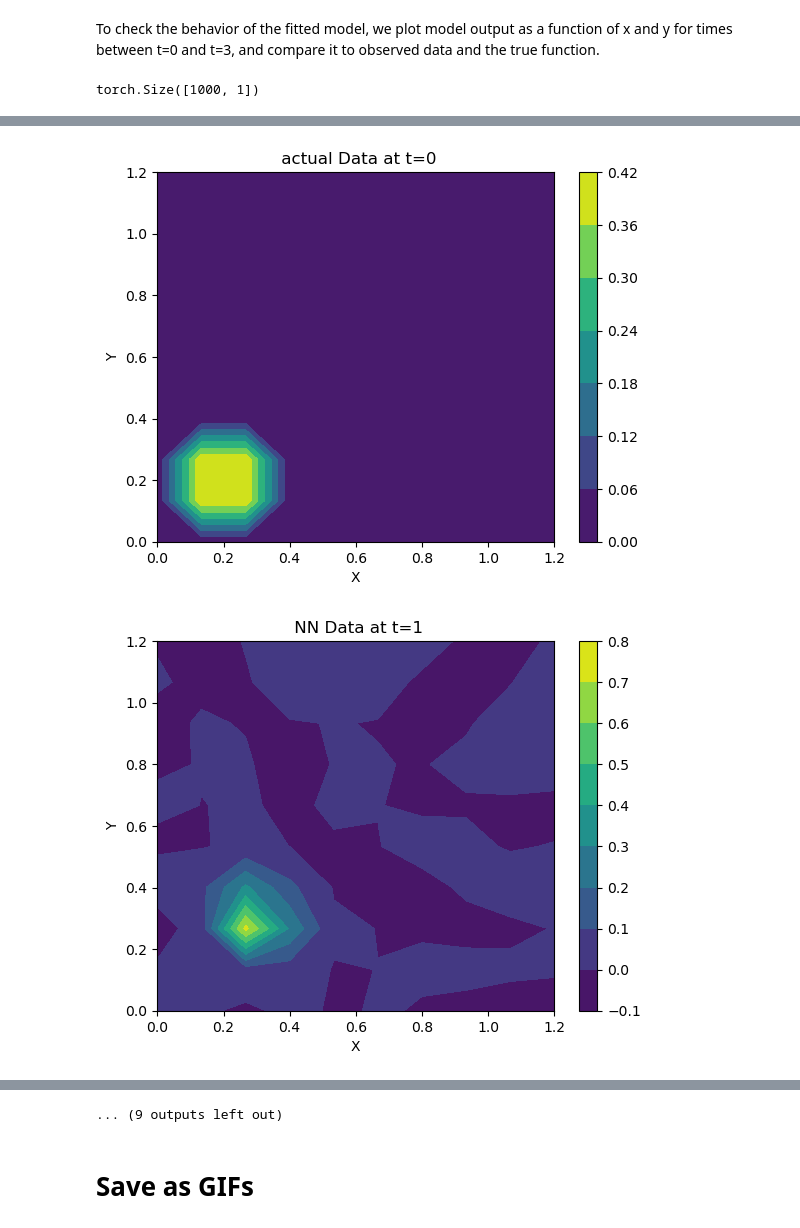
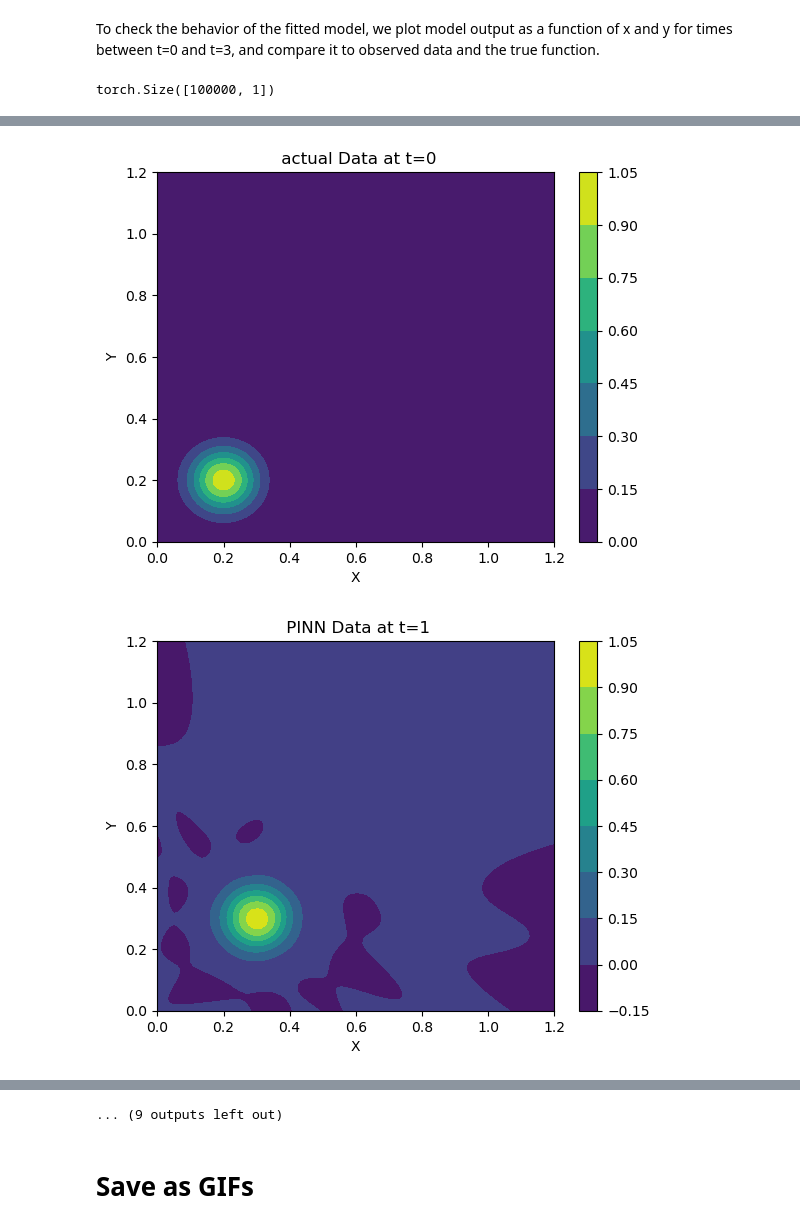
Before and after one commit to Tsomoriri/PhysNet-RadarNowcast, a Jupyter notebook: 2d-advection.ipynb, the cells around one changed output, grey strips where cells are left out. Drawn from its saved outputs; the diff is of its cells as text; code cells hidden in the pictures.

Commit message:
higher res images

```diff
--- a/2d-advection.ipynb
+++ b/2d-advection.ipynb
@@ -49,7 +49,7 @@ def u_2d_true(x, y, t):
 # %% [markdown]
 # Observational input Data
 # %%
-nx,ny,nt = 10,10,2
+nx,ny,nt = 100,100,2
 # %%
 xr = np.linspace(0,1,nx)
 yr = np.linspace(0,1,ny)
@@ -212,7 +212,7 @@ for _ in ['nn_plot', 'true_plot']:
 We generate a random selection of points over that (x,y)-t domain $(0,1) \times (0,5)$ at which the physical constraint will be enforced.
 # %%
 # nx,ny,nt = 10,10,2
-nx,ny,nt = 10,10,2
+nx,ny,nt = 100,100,2
 
 
 # randomly sample points in (x,y)-t space, where x in [0,1] and t in [0,5]
@@ -328,7 +328,7 @@ for tt in range(nt):
     plt.contourf(xrmesh[:,:,0], yrmesh[:,:,0], ur[:,:,tt])
     plt.xlabel('X')
     plt.ylabel('Y')
-    plt.title(' NN Data at t='+str(tt))
+    plt.title(' PINN Data at t='+str(tt))
     plt.savefig(nn_plot_dir + '/pinn_plot_{}.png'.format(tt))
     plt.colorbar()
     plt.show()
@@ -341,4 +341,4 @@ for tt in range(nt):
     plt.colorbar()
     plt.show()
 # %% [output]
-torch.Size([1000, 1])
+torch.Size([100000, 1])
@@ -346,2 +346,2 @@ torch.Size([1000, 1])
-[figure, old version]
+[figure, new version]
-[figure, old version]
+[figure, new version]
```
Also changed, not shown: parts of 6 cells of this notebook, 34 other files.
